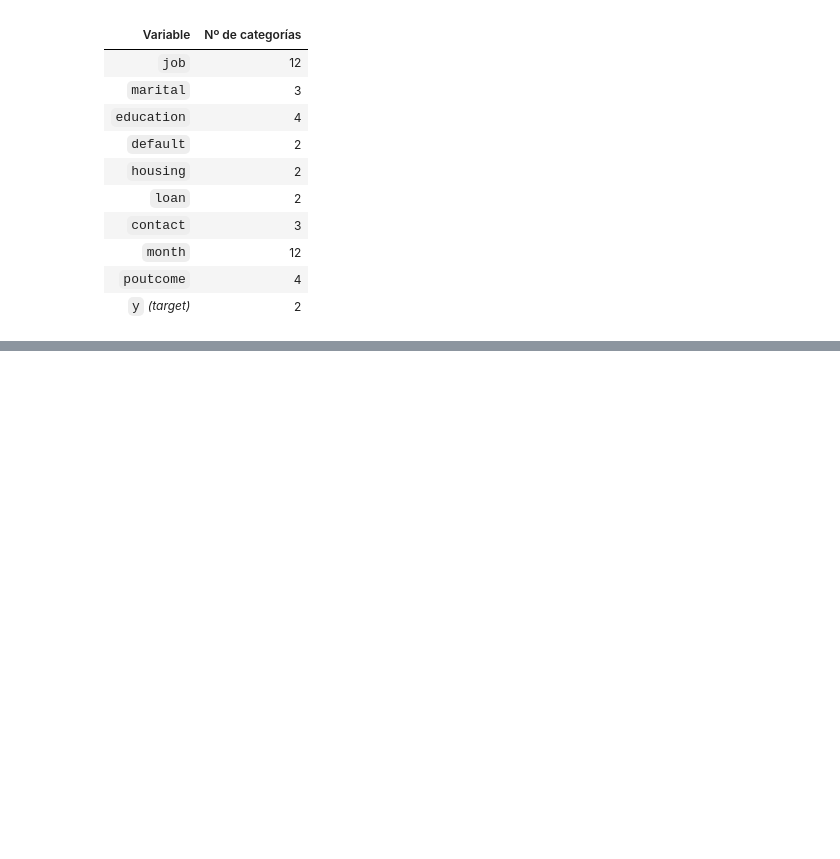
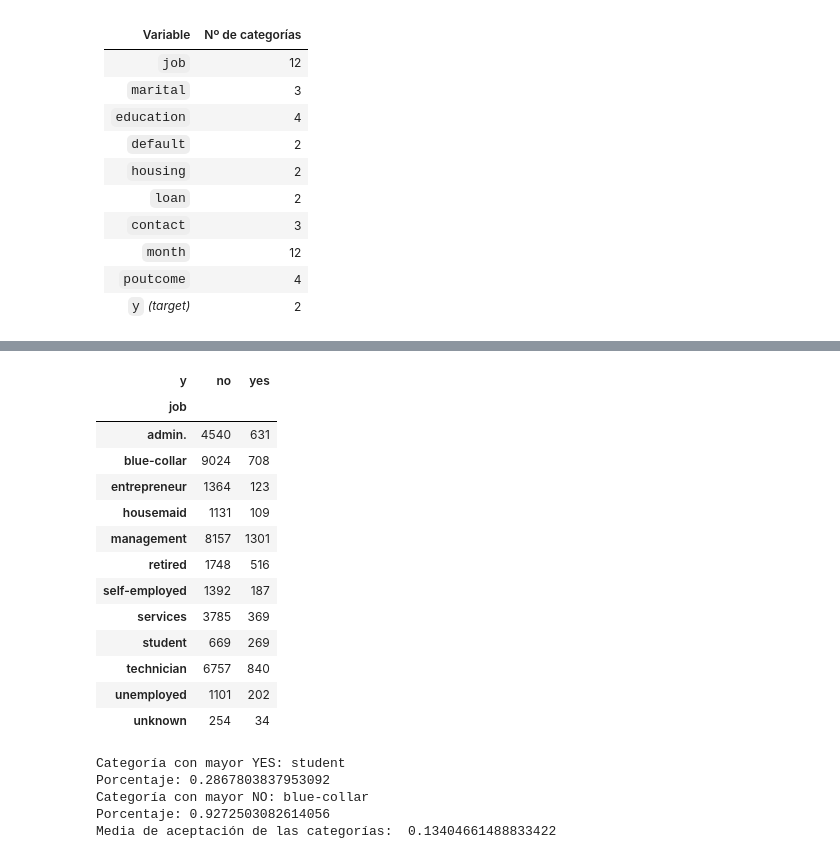
Before and after one commit to joseparedes14/MLPROJ, a Jupyter notebook: notebook/EDA.ipynb, the cells around one changed output, grey strips where cells are left out. Drawn from its saved outputs; the diff is of its cells as text; code cells hidden in the pictures; blank space fills up the shorter version.

```diff
--- a/notebook/EDA.ipynb
+++ b/notebook/EDA.ipynb
@@ -247,0 +283,33 @@ data.describe().T.style.background_gradient(cmap = "magma")
+# %%
+pd.crosstab(data["job"], data["y"])
+# %% [output]
+| y | no | yes |
+| job |  |  |
+| admin. | 4540 | 631 |
+| blue-collar | 9024 | 708 |
+| entrepreneur | 1364 | 123 |
+| housemaid | 1131 | 109 |
+| management | 8157 | 1301 |
+| retired | 1748 | 516 |
+| self-employed | 1392 | 187 |
+| services | 3785 | 369 |
+| student | 669 | 269 |
+| technician | 6757 | 840 |
+| unemployed | 1101 | 202 |
+| unknown | 254 | 34 |
+# %%
+job_split_obj = data[['job', 'y']].groupby(['job']).value_counts(normalize=True).unstack(fill_value=0)
+
+print("Categoría con mayor YES:", job_split_obj["yes"].idxmax())
+print("Porcentaje:", job_split_obj["yes"].max())
+
+print("Categoría con mayor NO:", job_split_obj["no"].idxmax())
+print("Porcentaje:", job_split_obj["no"].max())
+
+print('Media de aceptación de las categorías: ', job_split_obj['yes'].mean())
+# %% [output]
+Categoría con mayor YES: student
+Porcentaje: 0.2867803837953092
+Categoría con mayor NO: blue-collar
+Porcentaje: 0.9272503082614056
+Media de aceptación de las categorías:  0.13404661488833422
```
Also changed, not shown: parts of 19 cells of this notebook, 1 other file.
